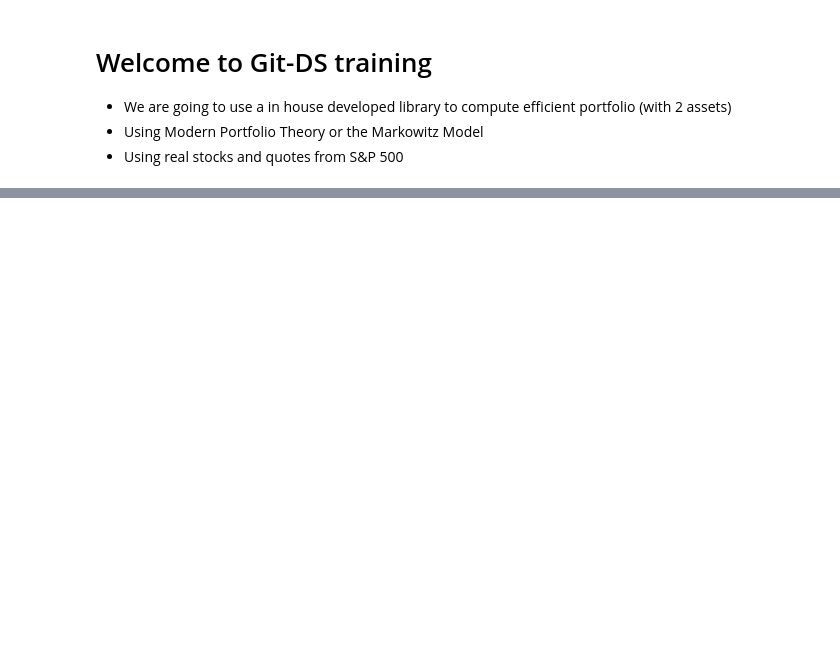
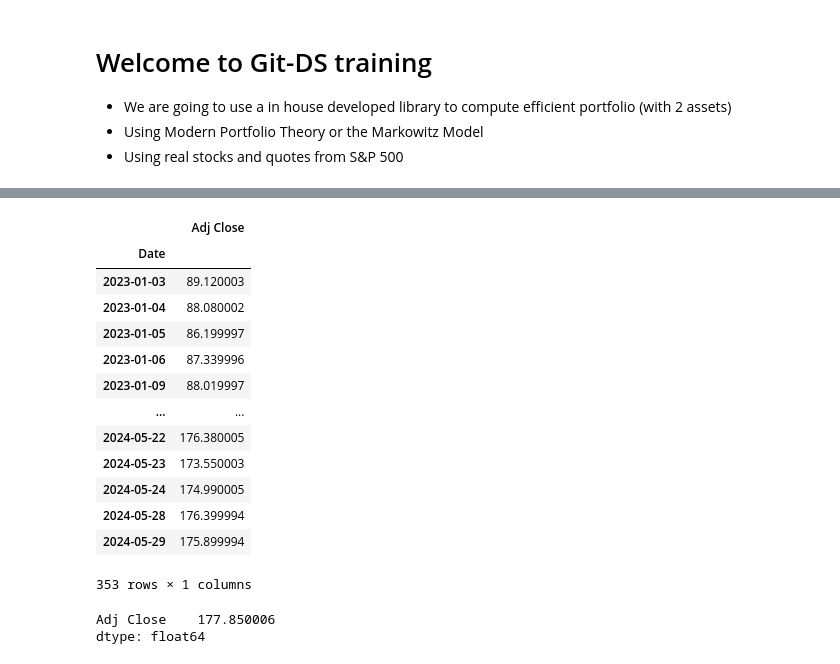
Before and after one commit to NJAimesD/Assets, a Jupyter notebook: test.ipynb, the cells around one changed output, grey strips where cells are left out. Drawn from its saved outputs; the diff is of its cells as text; code cells hidden in the pictures; blank space fills up the shorter version.

```diff
--- a/test.ipynb
+++ b/test.ipynb
@@ -65,0 +104,24 @@ history_prices = asset._history.reset_index()
+# %%
+max
+min
+# %% [output]
+|  | Adj Close |
+| Date |  |
+| 2023-01-03 | 89.120003 |
+| 2023-01-04 | 88.080002 |
+| 2023-01-05 | 86.199997 |
+| 2023-01-06 | 87.339996 |
+| 2023-01-09 | 88.019997 |
+| ... | ... |
+| 2024-05-22 | 176.380005 |
+| 2024-05-23 | 173.550003 |
+| 2024-05-24 | 174.990005 |
+| 2024-05-28 | 176.399994 |
+| 2024-05-29 | 175.899994 |
+353 rows × 1 columns
+# %%
+maxprice = history_prices.max()
+print(maxprice)
+# %% [output]
+Adj Close    177.850006
+dtype: float64
```
Also changed, not shown: parts of 39 cells of this notebook.
